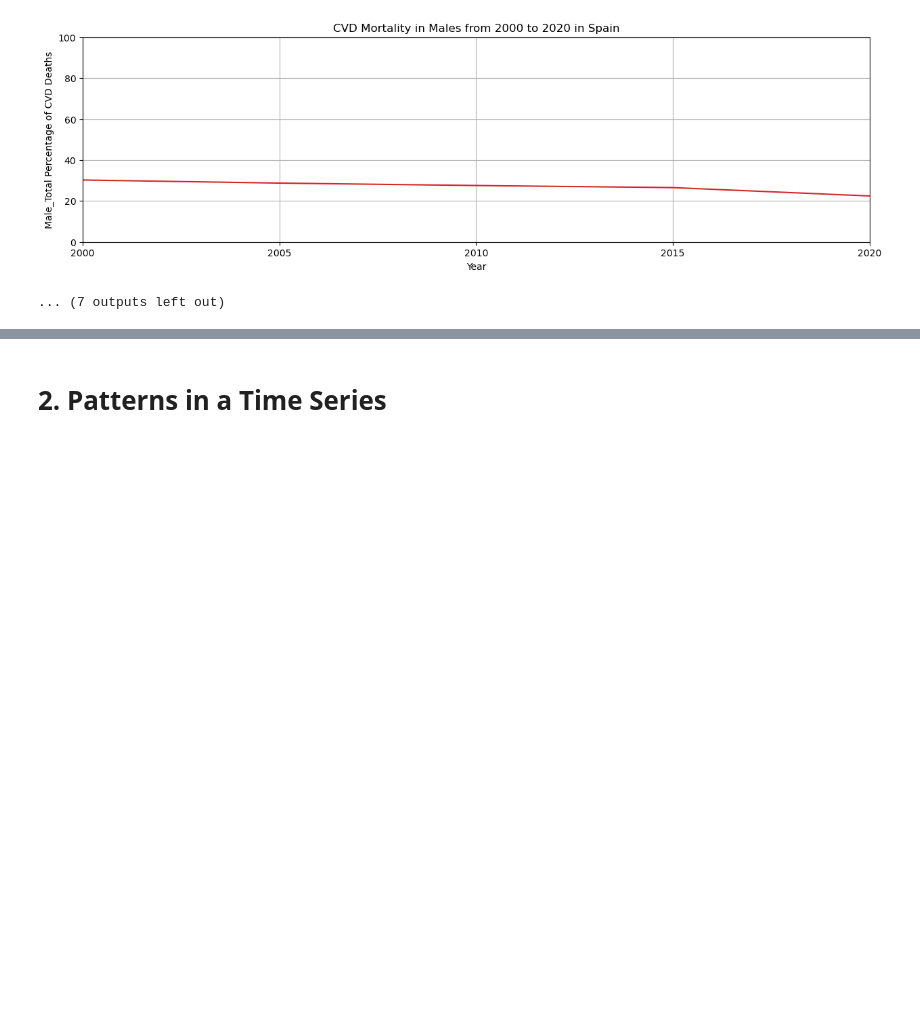
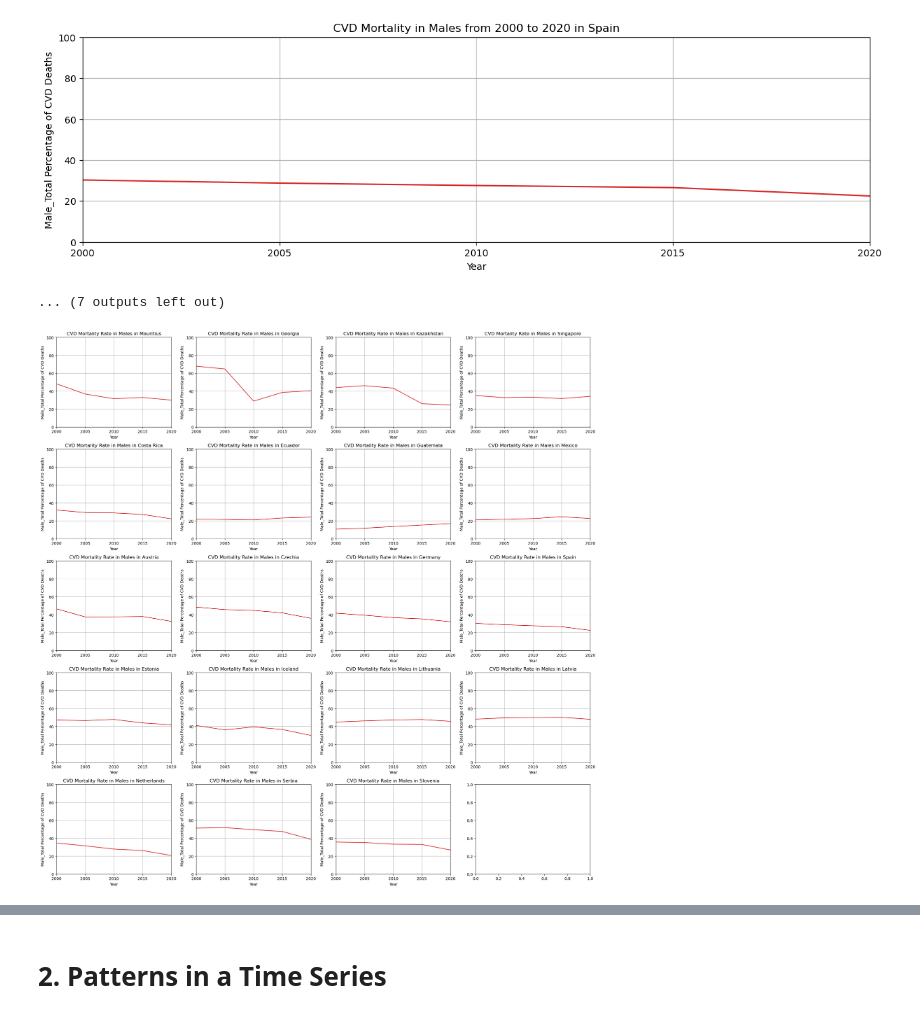
Before and after one commit to WeiJanChang/fctc_eval, a Jupyter notebook: notebook/Time Series Analysis .ipynb, the cells around one changed output, grey strips where cells are left out. Drawn from its saved outputs; the diff is of its cells as text; code cells hidden in the pictures; blank space fills up the shorter version.

Commit message:
I. Plot the time series II. Check for stationary III. Check for autocorrelation

```diff
--- a/notebook/Time Series Analysis .ipynb
+++ b/notebook/Time Series Analysis .ipynb
@@ -48,3 +43,34 @@ for country in df['Country Name'].unique():
 [figure]
 [figure]
 ... (7 outputs left out)
+# %%
+def plot_df(df, country, title="", xlabel='Year', ylabel='Male_Total Percentage of CVD Deaths', dpi=100):
+    fig, ax = plt.subplots(figsize=(15, 4), dpi=dpi)
+    ax.plot(df.loc[df['Country Name'] == country, 'Year'], df.loc[df['Country Name'] == country, 'Male_Total Percentage of CVD Deaths'], color='tab:red')
+    ax.set(title=title, xlabel=xlabel, ylabel=ylabel)
+    ax.set_ylim([0, 100])
+    ax.set_xlim([min(df['Year']), max(df['Year'])])
+    ax.set_xticks(df['Year'].unique())
+    ax.grid(True)
+
+countries = df['Country Name'].unique()
+
+fig, axs = plt.subplots(nrows=5, ncols=4, figsize=(20, 20), dpi=100)
+
+for i in range(len(countries)):
+    row = i // 4
+    col = i % 4
+    country = countries[i]
+    ax = axs[row][col]
+    ax.plot(df.loc[df['Country Name'] == country, 'Year'], df.loc[df['Country Name'] == country, 'Male_Total Percentage of CVD Deaths'], color='tab:red')
+    ax.set(title='CVD Mortality Rate in Males in {}'.format(country), xlabel='Year', ylabel='Male_Total Percentage of CVD Deaths')
+    ax.set_ylim([0, 100])
+    ax.set_xlim([min(df['Year']), max(df['Year'])])
+    ax.set_xticks(df['Year'].unique())
+    ax.grid(True)
+    #cause-specific mortality rate
+plt.tight_layout()
+plt.savefig('CVD Mortality Rate in Males.png')
+plt.show()
+# %% [output]
+[figure, added]
```
Also changed, not shown: parts of 43 cells of this notebook, 2 other files.
